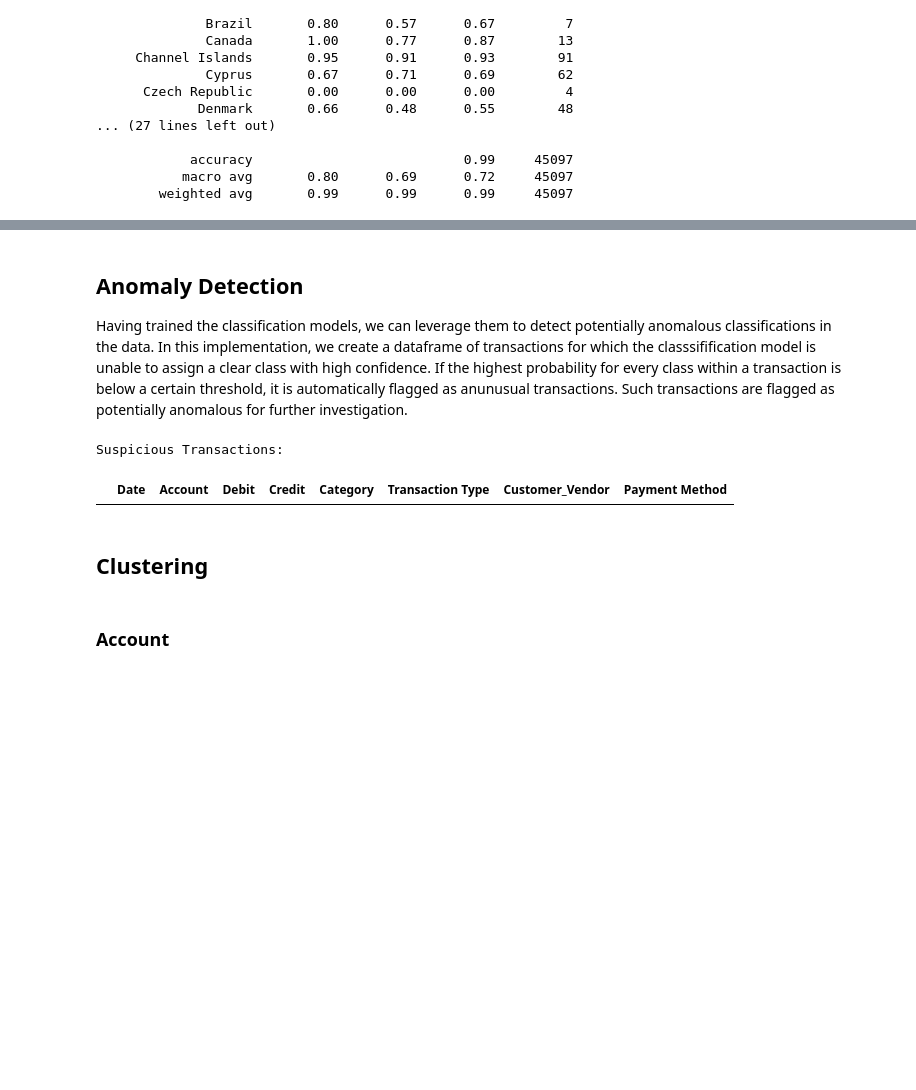
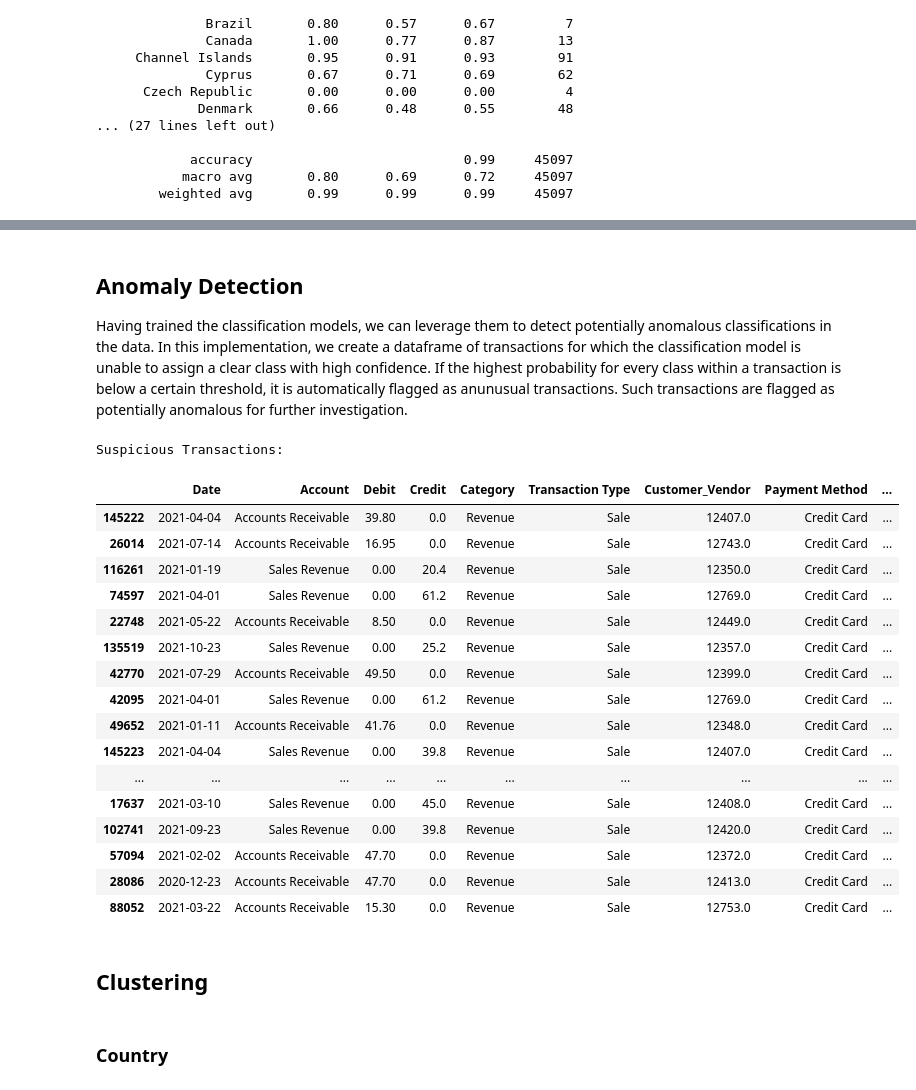
Before and after one commit to mishasinitcyn/Zero-Day-Close, a Jupyter notebook: ML/Online Retail ML.ipynb, the cells around one changed output, grey strips where cells are left out. Cells and saved outputs as stored; diff of their text form; code cells hidden in the pictures; blank space fills up the shorter version.

```diff
--- a/ML/Online Retail ML.ipynb
+++ b/ML/Online Retail ML.ipynb
@@ -40,10 +29,22 @@ schema_de = {
     'Payment Method': 'string',
     'Country': 'string'
 }
+online_schema = {
+    'InvoiceNo': 'string',
+    'InvoiceDate': 'string',
+    'StockCode': 'string',
+    'Quantity': 'int64',
+    'UnitPrice' : 'float64',
+    'CustomerID' : 'string',
+    'Country' : 'string'
+}
 
 df = pd.read_csv('../data/double_entry_online_retail.csv', dtype=schema_de)
-df['Date'] = pd.to_datetime(df['Date'])
+df['Date'] = pd.to_datetime(df['Date']) - pd.DateOffset(years=1)
+
+df_og = pd.read_csv('../data/online_retail_sampled.csv', dtype=schema_de).sample(10000)
+df_og['InvoiceDate'] = pd.to_datetime(df_og['InvoiceDate']) - pd.DateOffset(years=1)
+df_og = df_og[df_og.duplicated('StockCode', keep=False)]
+df_og = df_og.loc[df_og['StockCode'].notna()&df_og['Quantity'].notna()&df_og['UnitPrice'].notna()&df_og['CustomerID'].notna()&df_og['Country'].notna()]
-# %%
-df['Date'] = df['Date'] - pd.DateOffset(years=1)
 # %% [markdown]
 ## Classification
@@ -92,27 +169,43 @@ classification_models.append(country_classification_model)
 # %% [markdown]
 ## Anomaly Detection
-Having trained the classification models, we can leverage them to detect potentially anomalous classifications in the data. In this implementation, we create a dataframe of transactions for which the classsifification model is unable to assign a clear class with high confidence. If the highest probability for every class within a transaction is below a certain threshold, it is automatically flagged as anunusual transactions. Such transactions are flagged as potentially anomalous for further investigation.
+Having trained the classification models, we can leverage them to detect potentially anomalous classifications in the data. In this implementation, we create a dataframe of transactions for which the classification model is unable to assign a clear class with high confidence. If the highest probability for every class within a transaction is below a certain threshold, it is automatically flagged as anunusual transactions. Such transactions are flagged as potentially anomalous for further investigation.
 # %%
 # Example with category classification model
-model = category_classification_model
-probabilities = model.predict_proba(category_X_test)
+model = country_classification_model
+probabilities = model.predict_proba(country_X_test)
 threshold = 0.3 # 30% threshold, dependent on business requirements
 
 suspicious_indices = []
 for i, probs in enumerate(probabilities):
     if max(probs) < threshold:
         suspicious_indices.append(i)
 
-df_suspicious = transaction_type_X_test.iloc[suspicious_indices]
+df_suspicious = country_X_test.iloc[suspicious_indices]
 print("Suspicious Transactions:")
 df_suspicious = df.loc[df_suspicious.index]
 df_suspicious
 # %% [output]
 Suspicious Transactions:
-|  | Date | Account | Debit | Credit | Category | Transaction Type | Customer_Vendor | Payment Method |
+|  | Date | Account | Debit | Credit | Category | Transaction Type | Customer_Vendor | Payment Method | ... |
+| 145222 | 2021-04-04 | Accounts Receivable | 39.80 | 0.0 | Revenue | Sale | 12407.0 | Credit Card | ... |
+| 26014 | 2021-07-14 | Accounts Receivable | 16.95 | 0.0 | Revenue | Sale | 12743.0 | Credit Card | ... |
+| 116261 | 2021-01-19 | Sales Revenue | 0.00 | 20.4 | Revenue | Sale | 12350.0 | Credit Card | ... |
+| 74597 | 2021-04-01 | Sales Revenue | 0.00 | 61.2 | Revenue | Sale | 12769.0 | Credit Card | ... |
+| 22748 | 2021-05-22 | Accounts Receivable | 8.50 | 0.0 | Revenue | Sale | 12449.0 | Credit Card | ... |
+| 135519 | 2021-10-23 | Sales Revenue | 0.00 | 25.2 | Revenue | Sale | 12357.0 | Credit Card | ... |
+| 42770 | 2021-07-29 | Accounts Receivable | 49.50 | 0.0 | Revenue | Sale | 12399.0 | Credit Card | ... |
+| 42095 | 2021-04-01 | Sales Revenue | 0.00 | 61.2 | Revenue | Sale | 12769.0 | Credit Card | ... |
+| 49652 | 2021-01-11 | Accounts Receivable | 41.76 | 0.0 | Revenue | Sale | 12348.0 | Credit Card | ... |
+| 145223 | 2021-04-04 | Sales Revenue | 0.00 | 39.8 | Revenue | Sale | 12407.0 | Credit Card | ... |
+| ... | ... | ... | ... | ... | ... | ... | ... | ... | ... |
+| 17637 | 2021-03-10 | Sales Revenue | 0.00 | 45.0 | Revenue | Sale | 12408.0 | Credit Card | ... |
+| 102741 | 2021-09-23 | Sales Revenue | 0.00 | 39.8 | Revenue | Sale | 12420.0 | Credit Card | ... |
+| 57094 | 2021-02-02 | Accounts Receivable | 47.70 | 0.0 | Revenue | Sale | 12372.0 | Credit Card | ... |
+| 28086 | 2020-12-23 | Accounts Receivable | 47.70 | 0.0 | Revenue | Sale | 12413.0 | Credit Card | ... |
+| 88052 | 2021-03-22 | Accounts Receivable | 15.30 | 0.0 | Revenue | Sale | 12753.0 | Credit Card | ... |
 # %% [markdown]
 ## Clustering
 # %% [markdown]
-### Account
+### Country
 # %%
 df_cluster = df.copy()
```
Also changed, not shown: parts of 17 cells of this notebook, 1 other file.
